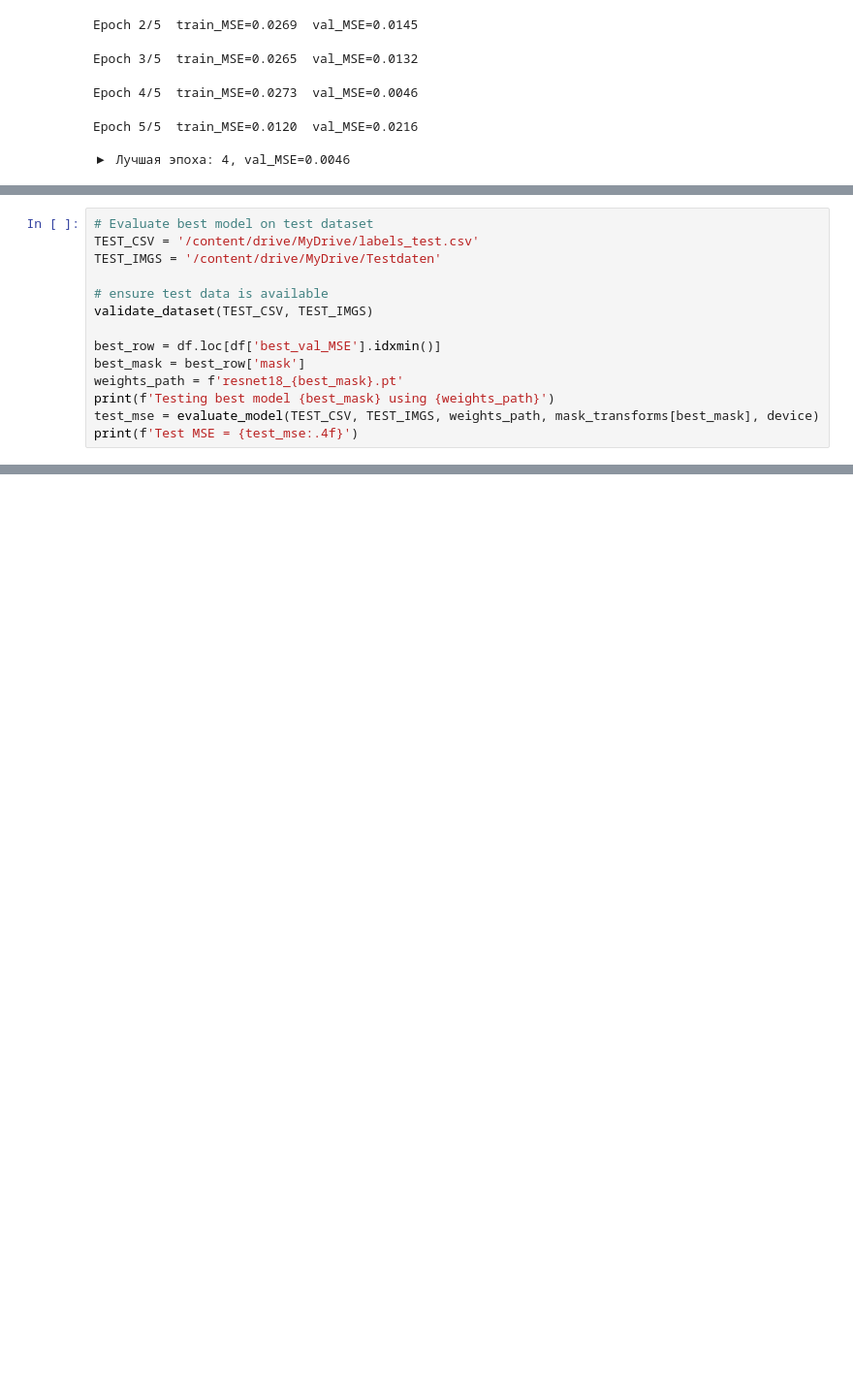
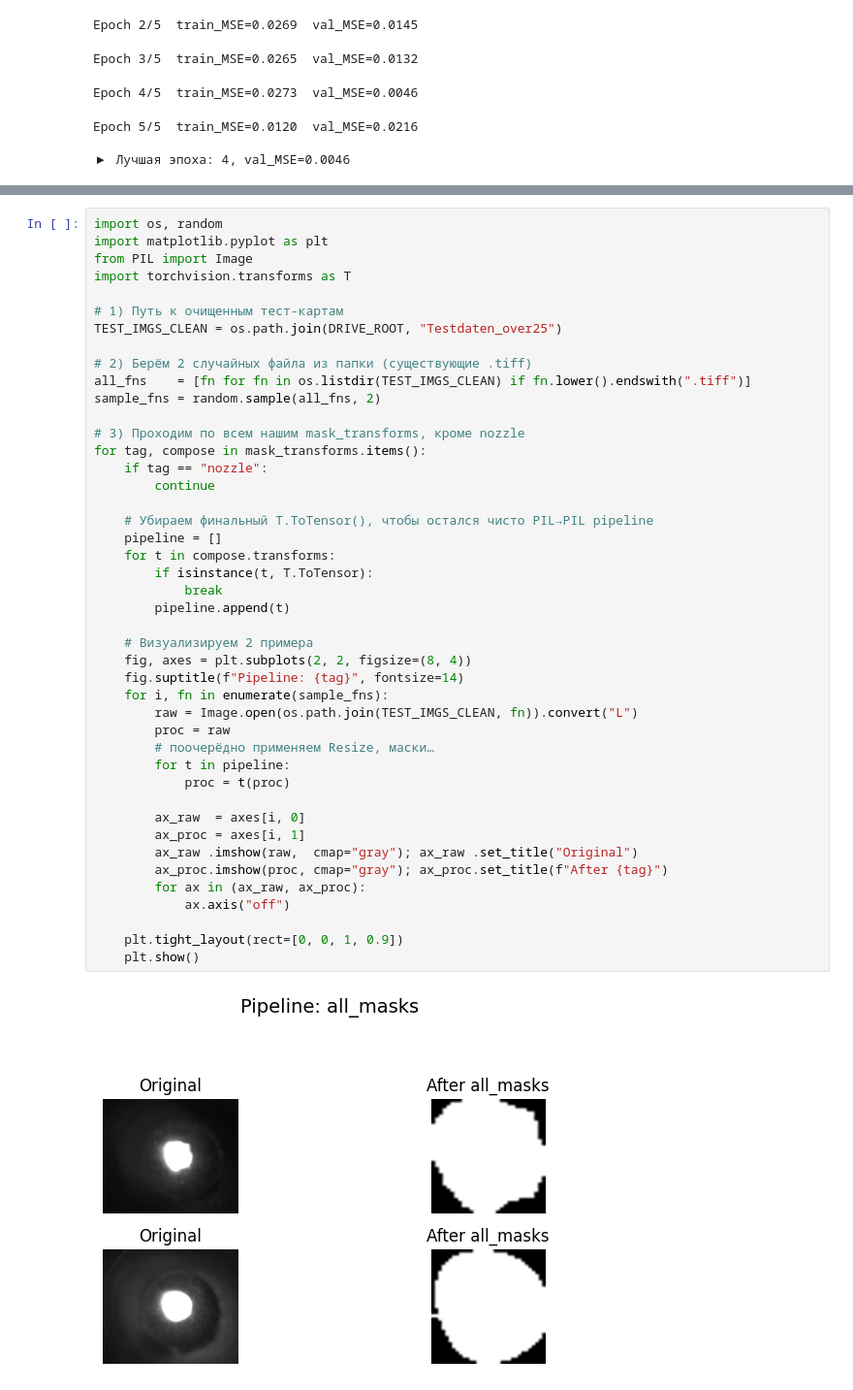
Before and after one commit to Kami-sudo-bot/Meltpool-Distance-Prediction, a Jupyter notebook: meltpool_model_ipynb_.ipynb, the cells around one changed output, grey strips where cells are left out. Shown at 97% size. Drawn from its saved outputs; the diff is of its cells as text; blank space fills up the shorter version.

```diff
--- a/meltpool_model_ipynb_.ipynb
+++ b/meltpool_model_ipynb_.ipynb
@@ -1217,14 +697,0 @@ if __name__ == '__main__':
-# %%
-# Evaluate best model on test dataset
-TEST_CSV = '/content/drive/MyDrive/labels_test.csv'
-TEST_IMGS = '/content/drive/MyDrive/Testdaten'
-
-# ensure test data is available
-validate_dataset(TEST_CSV, TEST_IMGS)
-
-best_row = df.loc[df['best_val_MSE'].idxmin()]
-best_mask = best_row['mask']
-weights_path = f'resnet18_{best_mask}.pt'
-print(f'Testing best model {best_mask} using {weights_path}')
-test_mse = evaluate_model(TEST_CSV, TEST_IMGS, weights_path, mask_transforms[best_mask], device)
-print(f'Test MSE = {test_mse:.4f}')
@@ -1230,0 +938,46 @@ print(f'Test MSE = {test_mse:.4f}')
+# %%
+import os, random
+import matplotlib.pyplot as plt
+from PIL import Image
+import torchvision.transforms as T
+
+# 1) Путь к очищенным тест-картам
+TEST_IMGS_CLEAN = os.path.join(DRIVE_ROOT, "Testdaten_over25")
+
+# 2) Берём 2 случайных файла из папки (существующие .tiff)
+all_fns    = [fn for fn in os.listdir(TEST_IMGS_CLEAN) if fn.lower().endswith(".tiff")]
+sample_fns = random.sample(all_fns, 2)
+
+# 3) Проходим по всем нашим mask_transforms, кроме nozzle
+for tag, compose in mask_transforms.items():
+    if tag == "nozzle":
+        continue
+
+    # Убираем финальный T.ToTensor(), чтобы остался чисто PIL→PIL pipeline
+    pipeline = []
+    for t in compose.transforms:
+        if isinstance(t, T.ToTensor):
+            break
+        pipeline.append(t)
+
+    # Визуализируем 2 примера
+    fig, axes = plt.subplots(2, 2, figsize=(8, 4))
+    fig.suptitle(f"Pipeline: {tag}", fontsize=14)
+    for i, fn in enumerate(sample_fns):
+        raw = Image.open(os.path.join(TEST_IMGS_CLEAN, fn)).convert("L")
+        proc = raw
+        # поочерёдно применяем Resize, маски…
+        for t in pipeline:
+            proc = t(proc)
+
+        ax_raw  = axes[i, 0]
+        ax_proc = axes[i, 1]
+        ax_raw .imshow(raw,  cmap="gray"); ax_raw .set_title("Original")
+        ax_proc.imshow(proc, cmap="gray"); ax_proc.set_title(f"After {tag}")
+        for ax in (ax_raw, ax_proc):
+            ax.axis("off")
+
+    plt.tight_layout(rect=[0, 0, 1, 0.9])
+    plt.show()
+# %% [output]
+[figure, added]
```
Also changed, not shown: parts of 8 cells of this notebook.
